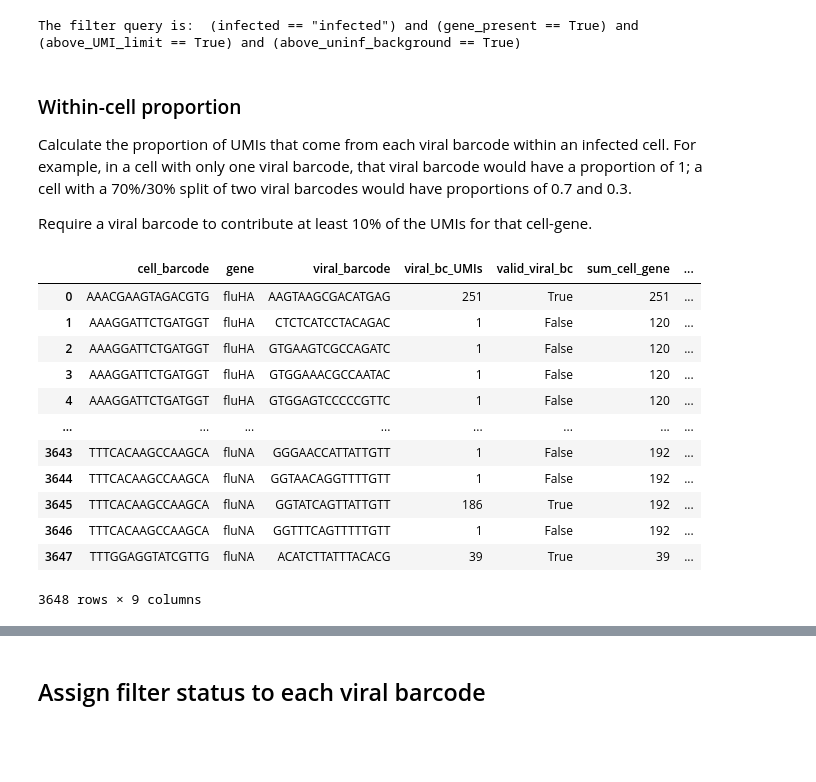
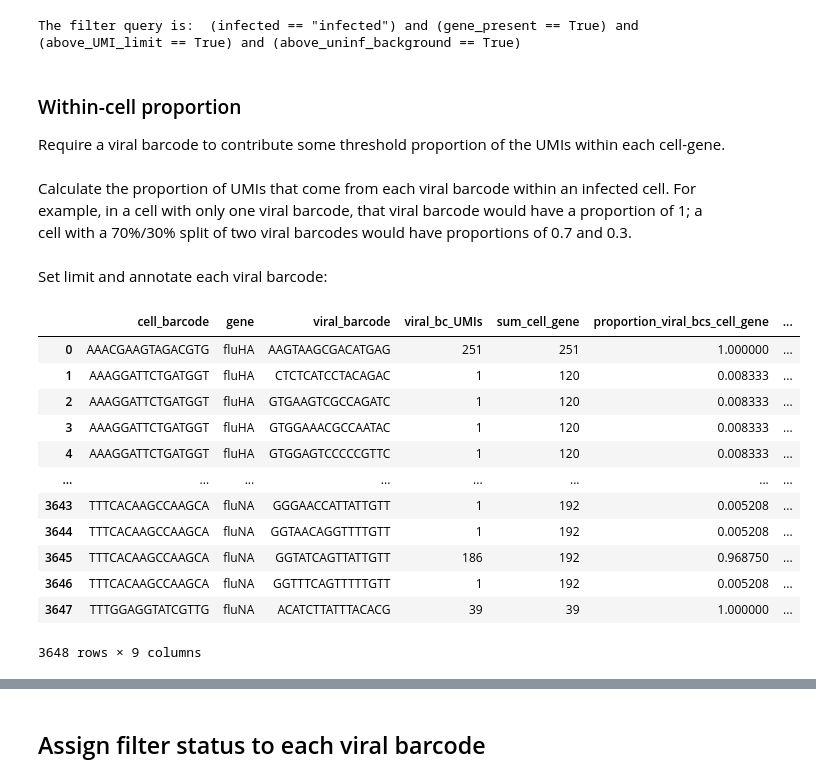
Before and after one commit to jbloomlab/barcoded_flu_pdmH1N1, a Jupyter notebook: valid_viral_barcodes_by_cell.py.ipynb, the cells around one changed output, grey strips where cells are left out. Saved outputs shown, nothing was run; the diff lists cells and outputs as text; code cells hidden in the pictures; blank space fills up the shorter version.

```diff
--- a/valid_viral_barcodes_by_cell.py.ipynb
+++ b/valid_viral_barcodes_by_cell.py.ipynb
@@ -455,11 +455,11 @@ print("The filter query is:  "
       f"{filter_query}")
 # %% [output]
 The filter query is:  (infected == "infected") and (gene_present == True) and (above_UMI_limit == True) and (above_uninf_background == True)
+# %% [markdown]
+### Within-cell proportion
+Require a viral barcode to contribute some threshold proportion of the UMIs within each cell-gene.
 # %% [markdown]
-### Within-cell proportion
 Calculate the proportion of UMIs that come from each viral barcode within an infected cell. For example, in a cell with only one viral barcode, that viral barcode would have a proportion of 1; a cell with a 70%/30% split of two viral barcodes would have proportions of 0.7 and 0.3.
-
-Require a viral barcode to contribute at least 10% of the UMIs for that cell-gene.
 # %%
 within_cell_proportion_df = (
     viral_bc_frac
@@ -468,8 +468,7 @@ within_cell_proportion_df = (
     [['cell_barcode',
       'gene',
       'viral_barcode',
-      'viral_bc_UMIs',
-      'valid_viral_bc']]
+      'viral_bc_UMIs']]
     .copy()
     .drop_duplicates())
 within_cell_proportion_df['sum_cell_gene'] = (
@@ -480,12 +479,15 @@ within_cell_proportion_df['sum_cell_gene'] = (
 within_cell_proportion_df['proportion_viral_bcs_cell_gene'] = (
     within_cell_proportion_df['viral_bc_UMIs'] /
     within_cell_proportion_df['sum_cell_gene'])
+
+# Rank viral barcodes by proportion within each cell-gene
 within_cell_proportion_df['viral_bc_rank'] = (
     within_cell_proportion_df
     .groupby(['cell_barcode','gene'])
     ['proportion_viral_bcs_cell_gene']
     .rank(ascending=False, method='first'))
 
+# Order cells by proportion of max viral barcode
 cell_bc_ranks = (within_cell_proportion_df
                  .query('viral_bc_rank == 1')
                  .groupby(['gene','cell_barcode'])
@@ -496,27 +498,31 @@ cell_bc_ranks['cell_rank'] = (cell_bc_ranks
                               .groupby('gene')
                               ['proportion_viral_bcs_cell_gene']
                               .rank(ascending=False, method='first'))
-
 within_cell_proportion_df = pd.merge(
     left=within_cell_proportion_df,
     right=cell_bc_ranks[['gene','cell_barcode','cell_rank']],
     how='left',
     validate='many_to_one'
 )
-
-
-display(within_cell_proportion_df)
-# %% [output]
-|  | cell_barcode | gene | viral_barcode | viral_bc_UMIs | valid_viral_bc | sum_cell_gene | ... |
-| 0 | AAACGAAGTAGACGTG | fluHA | AAGTAAGCGACATGAG | 251 | True | 251 | ... |
-| 1 | AAAGGATTCTGATGGT | fluHA | CTCTCATCCTACAGAC | 1 | False | 120 | ... |
-| 2 | AAAGGATTCTGATGGT | fluHA | GTGAAGTCGCCAGATC | 1 | False | 120 | ... |
-| 3 | AAAGGATTCTGATGGT | fluHA | GTGGAAACGCCAATAC | 1 | False | 120 | ... |
-| 4 | AAAGGATTCTGATGGT | fluHA | GTGGAGTCCCCCGTTC | 1 | False | 120 | ... |
-| ... | ... | ... | ... | ... | ... | ... | ... |
-| 3643 | TTTCACAAGCCAAGCA | fluNA | GGGAACCATTATTGTT | 1 | False | 192 | ... |
-| 3644 | TTTCACAAGCCAAGCA | fluNA | GGTAACAGGTTTTGTT | 1 | False | 192 | ... |
-| 3645 | TTTCACAAGCCAAGCA | fluNA | GGTATCAGTTATTGTT | 186 | True | 192 | ... |
-| 3646 | TTTCACAAGCCAAGCA | fluNA | GGTTTCAGTTTTTGTT | 1 | False | 192 | ... |
-| 3647 | TTTGGAGGTATCGTTG | fluNA | ACATCTTATTTACACG | 39 | True | 39 | ... |
-3648 rows × 9 columns
+# %% [markdown]
+Set limit and annotate each viral barcode:
+# %%
+within_cell_limit = 0.05
+within_cell_proportion_df['above_within_cell_limit'] = (
+    within_cell_proportion_df['proportion_viral_bcs_cell_gene'] >
+    within_cell_limit)
+display(within_cell_proportion_df)
+# %% [output]
+|  | cell_barcode | gene | viral_barcode | viral_bc_UMIs | sum_cell_gene | proportion_viral_bcs_cell_gene | ... |
+| 0 | AAACGAAGTAGACGTG | fluHA | AAGTAAGCGACATGAG | 251 | 251 | 1.000000 | ... |
+| 1 | AAAGGATTCTGATGGT | fluHA | CTCTCATCCTACAGAC | 1 | 120 | 0.008333 | ... |
+| 2 | AAAGGATTCTGATGGT | fluHA | GTGAAGTCGCCAGATC | 1 | 120 | 0.008333 | ... |
+| 3 | AAAGGATTCTGATGGT | fluHA | GTGGAAACGCCAATAC | 1 | 120 | 0.008333 | ... |
+| 4 | AAAGGATTCTGATGGT | fluHA | GTGGAGTCCCCCGTTC | 1 | 120 | 0.008333 | ... |
+| ... | ... | ... | ... | ... | ... | ... | ... |
+| 3643 | TTTCACAAGCCAAGCA | fluNA | GGGAACCATTATTGTT | 1 | 192 | 0.005208 | ... |
+| 3644 | TTTCACAAGCCAAGCA | fluNA | GGTAACAGGTTTTGTT | 1 | 192 | 0.005208 | ... |
+| 3645 | TTTCACAAGCCAAGCA | fluNA | GGTATCAGTTATTGTT | 186 | 192 | 0.968750 | ... |
+| 3646 | TTTCACAAGCCAAGCA | fluNA | GGTTTCAGTTTTTGTT | 1 | 192 | 0.005208 | ... |
+| 3647 | TTTGGAGGTATCGTTG | fluNA | ACATCTTATTTACACG | 39 | 39 | 1.000000 | ... |
+3648 rows × 9 columns
```
Also changed, not shown: parts of 16 cells of this notebook.
